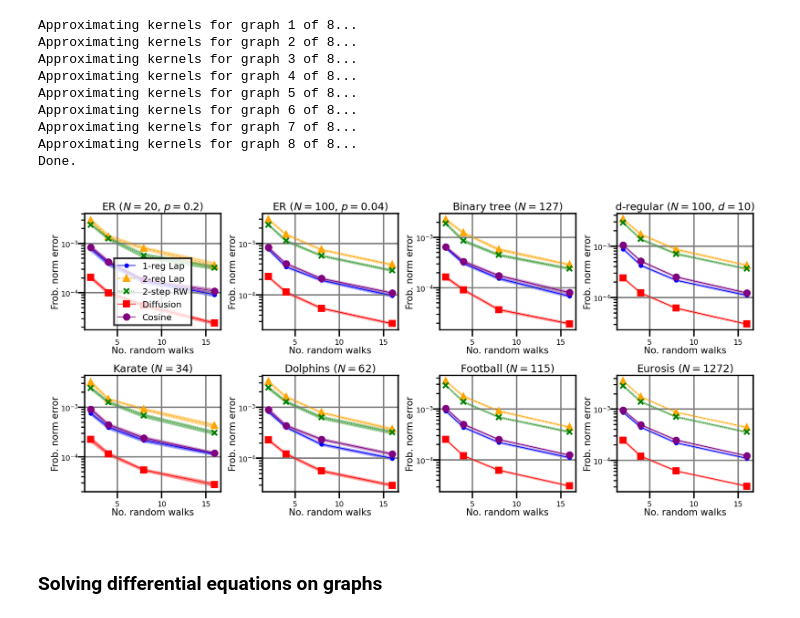
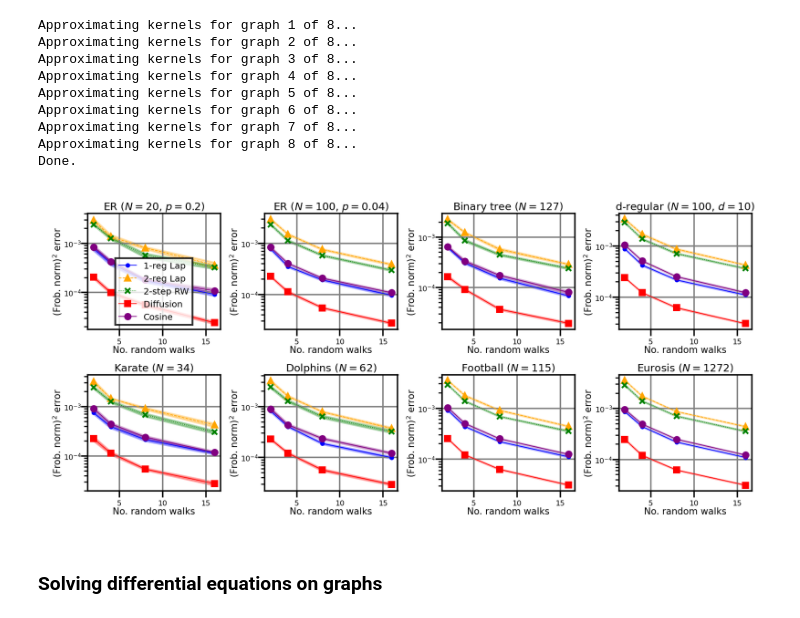
Before and after one commit to ANKer661/g-GRFs-reproduce, a Jupyter notebook: g-GRF.ipynb, the cells around one changed output. Saved outputs shown, nothing was run; the diff lists cells and outputs as text; code cells hidden in the pictures.

```diff
--- a/g-GRF.ipynb
+++ b/g-GRF.ipynb
@@ -124,7 +124,7 @@ def do_single_plot(ax, means, stds, nb_rnd_walks_list):
         )
 
     ax.set_xlabel("No. random walks", labelpad=0.25, size=5, color="black")
-    ax.set_ylabel("Frob. norm error", labelpad=0.25, size=5, color="black")
+    ax.set_ylabel(r"$(\text{Frob. norm})^2$ error", labelpad=0.25, size=5, color="black")
     ax.grid(color="grey")
 
 rc_temp = {
@@ -157,34 +157,34 @@ with plt.rc_context(rc_temp):
     ]
 
     for graph_id, ax in enumerate(axes.flatten()):
 
         do_single_plot(
             ax,
             graphs_all_means[graph_id],
             graphs_all_stds[graph_id],
             nb_random_walks
         )
 
         if graph_id == 0:
             ax.legend()
         ax.set_title(titles[graph_id], pad=2, fontsize=5.7)
         ax.set_yscale("log")
 
 
     for ax in axes.flatten():
         ax.set_facecolor("white")
         ax.tick_params(colors="black", which="both")  # Set tick colors to black
         ax.spines["bottom"].set_color("black")  # Set bottom spine to black
         ax.spines["left"].set_color("black")  # Set left spine to black
         ax.spines["top"].set_color("black")  # Set bottom spine to black
         ax.spines["right"].set_color("black")  # Set left spine to black
 
 
     fig.tight_layout()
     plt.show()
     fig.savefig("figs/kernerl_approx.pdf", bbox_inches="tight")
 # %% [output]
-[figure, old version]
+[figure, new version]
 # %% [markdown]
 ### Solving differential equations on graphs
 # %%
```
Also changed, not shown: parts of 4 cells of this notebook, 6 other files.
